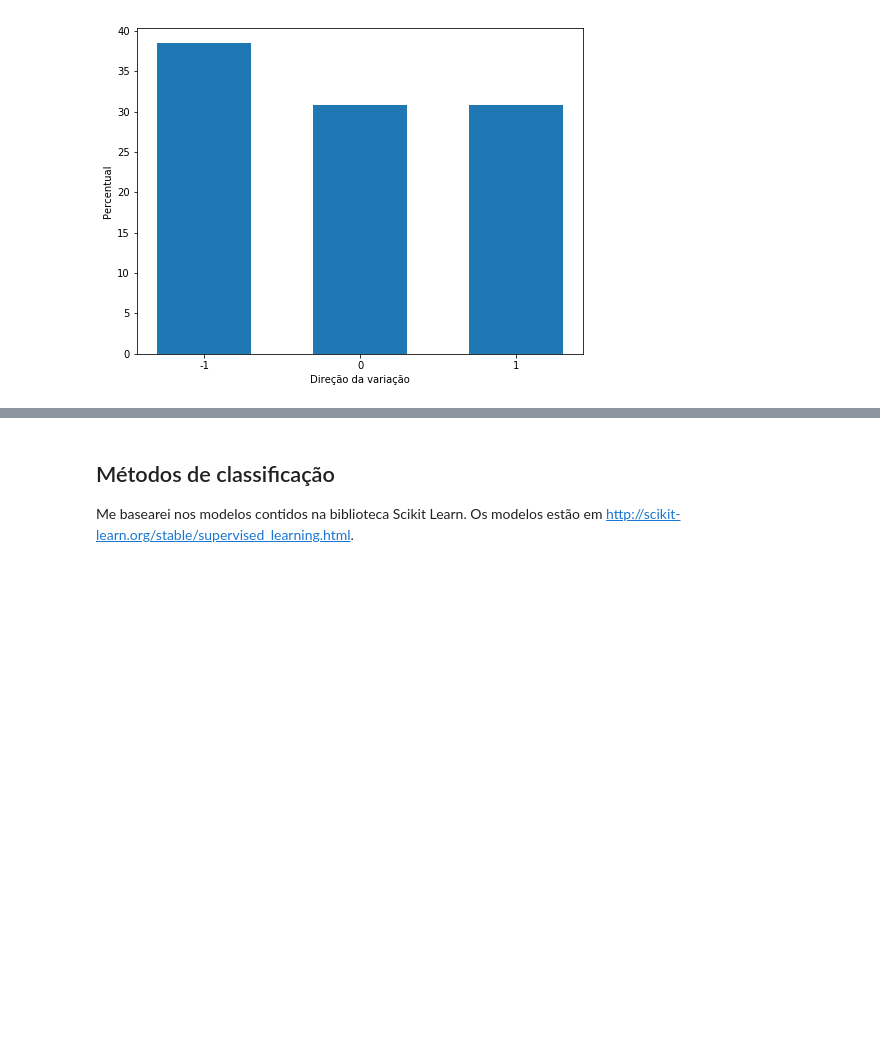
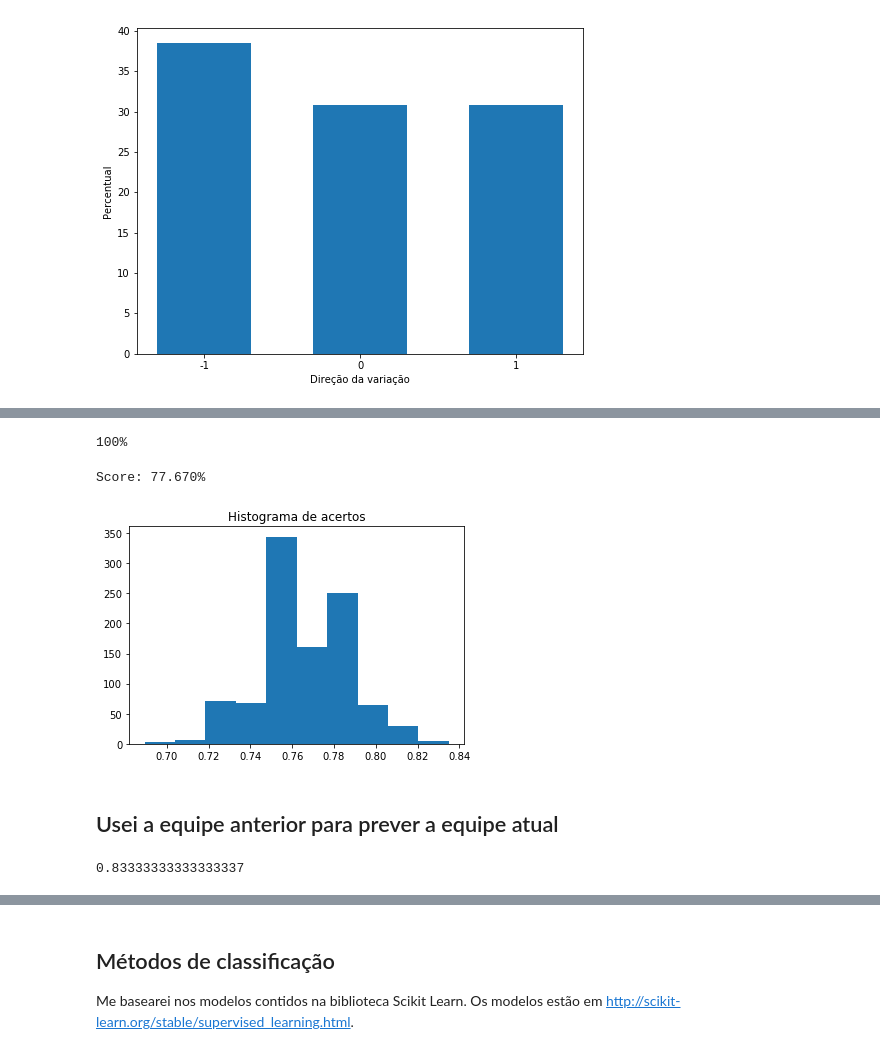
Before and after one commit to paulodt/TCC-PauloDeTarso, a Jupyter notebook: ClassificacaoTextos.ipynb, the cells around one changed output, grey strips where cells are left out. Saved outputs shown, nothing was run; the diff lists cells and outputs as text; code cells hidden in the pictures; blank space fills up the shorter version.

```diff
--- a/ClassificacaoTextos.ipynb
+++ b/ClassificacaoTextos.ipynb
@@ -44,6 +48,7 @@ def clean_string(s):
 ### Obter textos dos arquivos
 # %%
 texts = []
+dates = []
 
 #Ir para a pasta com os arquivos
 os.chdir(path + "Atas/")
@@ -51,7 +56,16 @@ os.chdir(path + "Atas/")
 #Obter o texto dos arquivos
 for n in atas:
     file = open("COPOM_" + str(n) + ".txt")
-    texts.append(clean_string(file.read()))
+    text = file.read()
+    texts.append(clean_string(text))
+
+    #Data
+    n1 = text.find("/")-2
+    data = text[n1:n1+10].replace("\n","").strip()
+    ##Colocar 0 à esquerda de mês/dia, quando necessário
+    data_split = data.split("/")
+    data = "0"*(2-len(data_split[0])) + data_split[0] + "/" + "0"*(2-len(data_split[1])) + data_split[1] + "/" + data_split[2]
+    dates.append(data)
     file.close()
 
 #Voltar uma pasta
@@ -133,0 +228,61 @@ plt.show()
+# %%
+aux = list(zip(arrays[:-1-n_atas_retiradas_fim],cortes[1:-n_atas_retiradas_fim]))
+
+cortes_aux = [aux[i+1][1] for i in range(len(aux)-1)]
+arrays_aux = [aux[i][0] + aux[i+1][0] for i in range(len(aux)-1)]
+
+#N últimas reuniões
+cortes_aux2 = [cortes[i+1] for i in range(len(cortes)-1)]
+arrays_aux2 = [arrays[i] + arrays[i+1] for i in range(len(arrays)-1)]
+
+from sklearn.linear_model import LogisticRegression as LR
+
+n = 1000
+scores = []
+
+for i in range(n):
+    print("%i%%" % (round(i*100/n)),end="\r", flush=True)
+
+    X_train,X_test,y_train,y_test = tts(arrays_aux,cortes_aux,train_size=0.7)
+
+    classifier = LR()
+    classifier.fit(X_train,y_train)
+    scores.append(classifier.score(arrays_aux2,cortes_aux2))
+
+#Taxa média de acerto
+classifier = LR()
+classifier.fit(arrays_aux,cortes_aux)
+score = classifier.score(arrays_aux2,cortes_aux2)
+# %% [output]
+100%
+# %%
+print("Score: %.3f%%" % (score*100))
+plt.hist(scores,bins=10)
+plt.title("Histograma de acertos")
+plt.show()
+# %% [output]
+Score: 77.670%
+[figure, added]
+# %% [markdown]
+## Usei a equipe anterior para prever a equipe atual
+# %%
+n_atas_retiradas_fim = 7
+aux = list(zip(arrays[:-1-n_atas_retiradas_fim],cortes[1:-n_atas_retiradas_fim]))
+aux2 = list(zip(arrays[-n_atas_retiradas_fim:-1],cortes[-n_atas_retiradas_fim+1:]))
+scores = []
+
+cortes_aux = [aux[i][1] for i in range(len(aux))]
+arrays_aux = [aux[i][0] for i in range(len(aux))]
+
+cortes_aux2 = [aux2[i][1] for i in range(len(aux2))]
+arrays_aux2 = [aux2[i][0] for i in range(len(aux2))]
+
+for k in range(n_atas_retiradas_fim-1):
+
+    classifier = LR()
+    classifier.fit(arrays_aux + arrays_aux2[:k],cortes_aux + cortes_aux2[:k])
+    scores.append(classifier.score(arrays_aux2[k:],cortes_aux2[k:]))
+
+np.average(scores)
+# %% [output]
+0.83333333333333337
```
Also changed, not shown: parts of 44 cells of this notebook.
